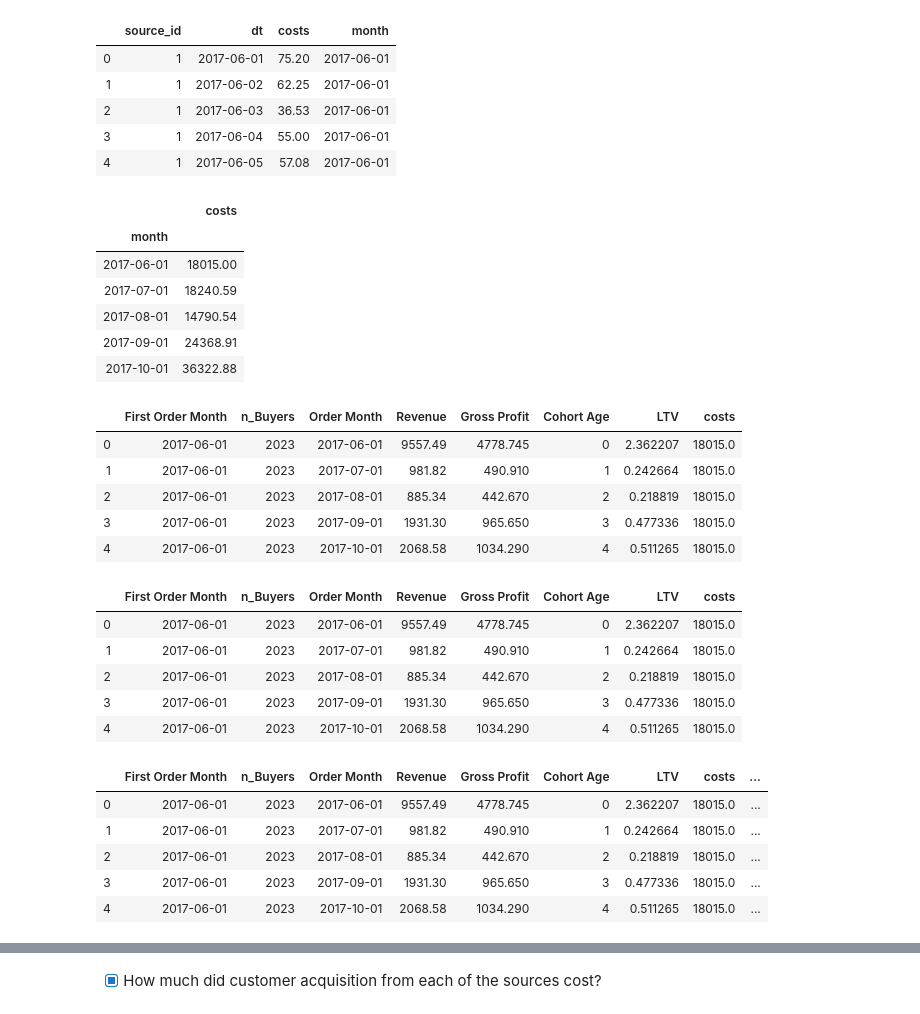
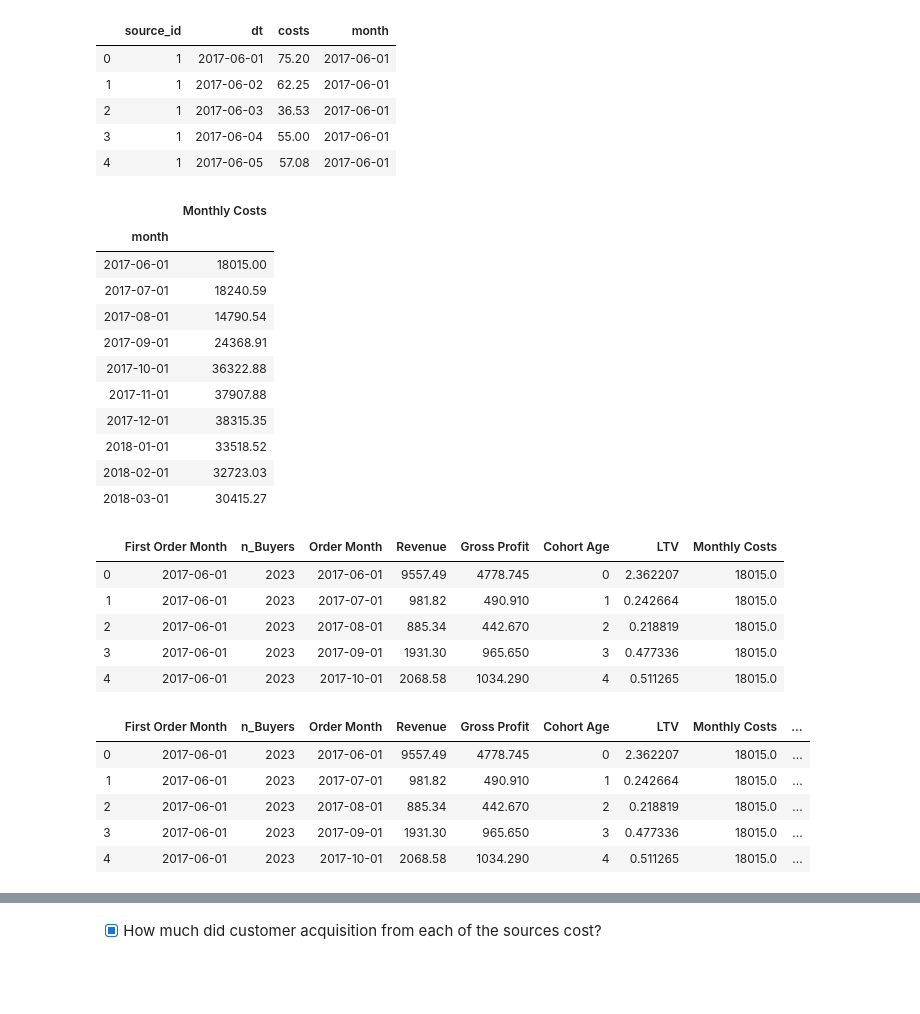
Before and after one commit to asicmicprj/Afisha_analytics, a Jupyter notebook: Afisha_analytics_v0.0.1.ipynb, the cells around one changed output, grey strips where cells are left out. Saved outputs shown, nothing was run; the diff lists cells and outputs as text; code cells hidden in the pictures; blank space fills up the shorter version.

Commit message:
calculated source_cost and CAC of source

```diff
--- a/Afisha_analytics_v0.0.1.ipynb
+++ b/Afisha_analytics_v0.0.1.ipynb
@@ -952,39 +952,36 @@ display(df_costs.head())
 # %%
 # How much money was spent over time.
 monthly_costs = df_costs.groupby(['month']).agg({'costs':'sum'})
+monthly_costs = monthly_costs.rename(columns={'costs':'Monthly Costs'})
 display(monthly_costs.head())
 # %% [output]
-|  | costs |
+|  | Monthly Costs |
 | month |  |
 | 2017-06-01 | 18015.00 |
 | 2017-07-01 | 18240.59 |
 | 2017-08-01 | 14790.54 |
 | 2017-09-01 | 24368.91 |
 | 2017-10-01 | 36322.88 |
+| 2017-11-01 | 37907.88 |
+| 2017-12-01 | 38315.35 |
+| 2018-01-01 | 33518.52 |
+| 2018-02-01 | 32723.03 |
+| 2018-03-01 | 30415.27 |
 # %%
 results = pd.merge(results, monthly_costs, left_on='First Order Month', right_on='month')
 display(results.head())
 # %% [output]
-|  | First Order Month | n_Buyers | Order Month | Revenue | Gross Profit | Cohort Age | LTV | costs |
+|  | First Order Month | n_Buyers | Order Month | Revenue | Gross Profit | Cohort Age | LTV | Monthly Costs |
 | 0 | 2017-06-01 | 2023 | 2017-06-01 | 9557.49 | 4778.745 | 0 | 2.362207 | 18015.0 |
 | 1 | 2017-06-01 | 2023 | 2017-07-01 | 981.82 | 490.910 | 1 | 0.242664 | 18015.0 |
 | 2 | 2017-06-01 | 2023 | 2017-08-01 | 885.34 | 442.670 | 2 | 0.218819 | 18015.0 |
 | 3 | 2017-06-01 | 2023 | 2017-09-01 | 1931.30 | 965.650 | 3 | 0.477336 | 18015.0 |
 | 4 | 2017-06-01 | 2023 | 2017-10-01 | 2068.58 | 1034.290 | 4 | 0.511265 | 18015.0 |
-# %%
-display(results.head())
-# %% [output]
-|  | First Order Month | n_Buyers | Order Month | Revenue | Gross Profit | Cohort Age | LTV | costs |
-| 0 | 2017-06-01 | 2023 | 2017-06-01 | 9557.49 | 4778.745 | 0 | 2.362207 | 18015.0 |
-| 1 | 2017-06-01 | 2023 | 2017-07-01 | 981.82 | 490.910 | 1 | 0.242664 | 18015.0 |
-| 2 | 2017-06-01 | 2023 | 2017-08-01 | 885.34 | 442.670 | 2 | 0.218819 | 18015.0 |
-| 3 | 2017-06-01 | 2023 | 2017-09-01 | 1931.30 | 965.650 | 3 | 0.477336 | 18015.0 |
-| 4 | 2017-06-01 | 2023 | 2017-10-01 | 2068.58 | 1034.290 | 4 | 0.511265 | 18015.0 |
 # %%
-results['CAC month'] = results['costs'] / results['n_Buyers']
+results['CAC month'] = results['Monthly Costs'] / results['n_Buyers']
 display(results.head())
 # %% [output]
-|  | First Order Month | n_Buyers | Order Month | Revenue | Gross Profit | Cohort Age | LTV | costs | ... |
+|  | First Order Month | n_Buyers | Order Month | Revenue | Gross Profit | Cohort Age | LTV | Monthly Costs | ... |
 | 0 | 2017-06-01 | 2023 | 2017-06-01 | 9557.49 | 4778.745 | 0 | 2.362207 | 18015.0 | ... |
 | 1 | 2017-06-01 | 2023 | 2017-07-01 | 981.82 | 490.910 | 1 | 0.242664 | 18015.0 | ... |
 | 2 | 2017-06-01 | 2023 | 2017-08-01 | 885.34 | 442.670 | 2 | 0.218819 | 18015.0 | ... |
```
Also changed, not shown: parts of 11 cells of this notebook.
